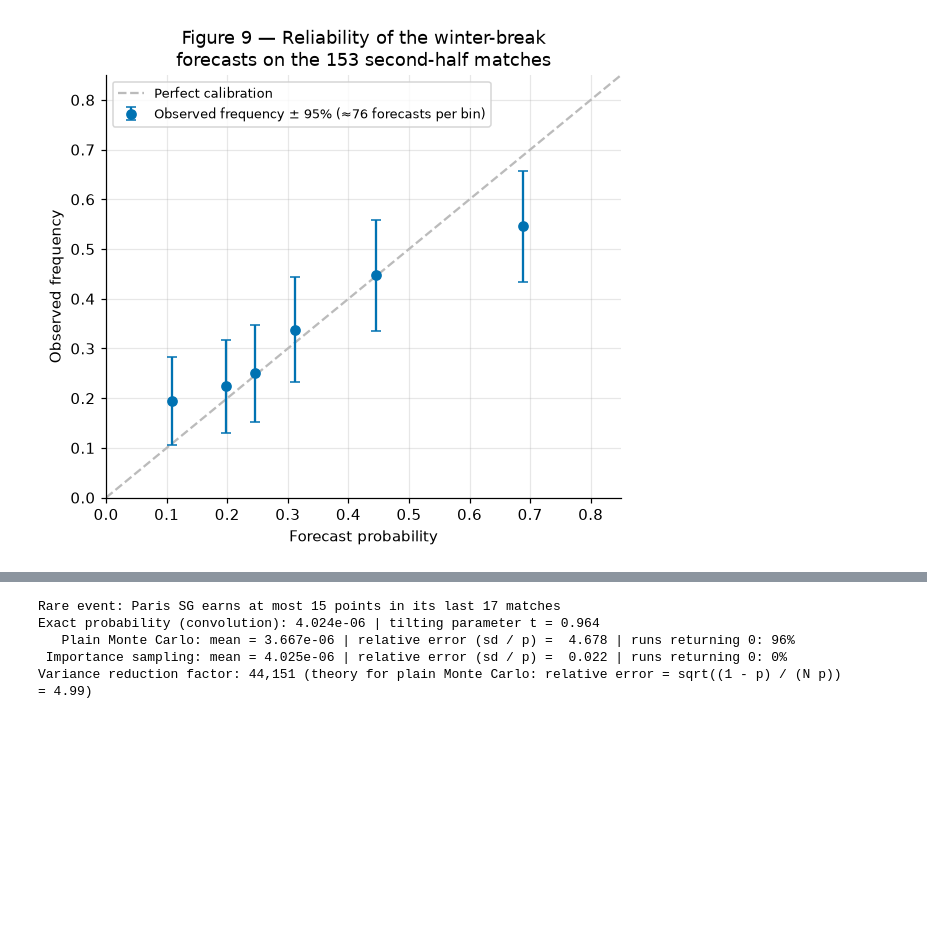
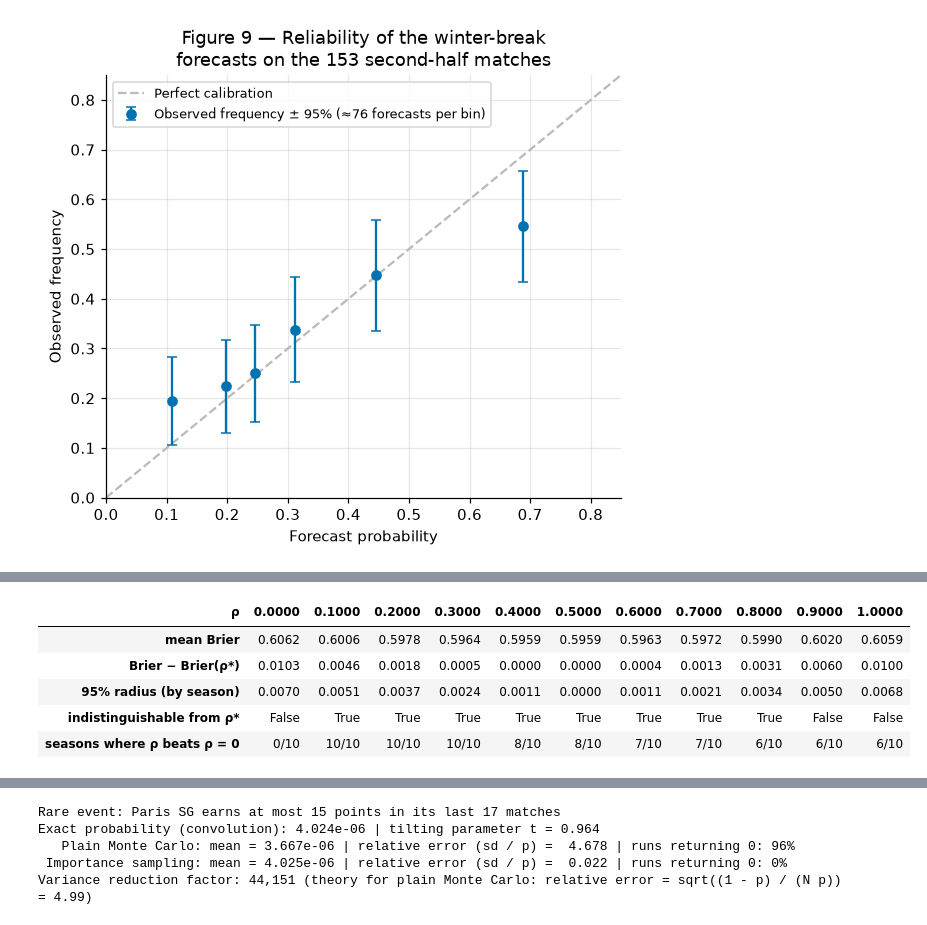
Before and after one commit to aarensberg/monte-carlo, a Jupyter notebook: main.ipynb, the cells around one changed output, grey strips where cells are left out. Saved outputs shown, nothing was run; the diff lists cells and outputs as text; code cells hidden in the pictures; blank space fills up the shorter version.

```diff
--- a/main.ipynb
+++ b/main.ipynb
@@ -1037,0 +1050,91 @@ Improvement over frequencies: 0.036 ± 0.050 (95% CLT, paired over matches)
+# %%
+HIST_PATH = Path("data/ligue1_history_2005_2025.csv")
+K_HIST = 10  # number of previous seasons available to the fit
+
+if not HIST_PATH.exists():
+    frames = []
+    for year in range(2005, 2025):
+        code = f"{year % 100:02d}{(year + 1) % 100:02d}"
+        d = pd.read_csv(f"https://www.football-data.co.uk/mmz4281/{code}/F1.csv", encoding="latin-1",
+                        usecols=["Date", "HomeTeam", "AwayTeam", "FTHG", "FTAG"]).dropna()
+        frames.append(pd.DataFrame({
+            "season": year, "date": pd.to_datetime(d.Date, dayfirst=True, format="mixed").dt.date,
+            "home": d.HomeTeam, "away": d.AwayTeam, "hg": d.FTHG.astype(int), "ag": d.FTAG.astype(int)}))
+    pd.concat(frames).to_csv(HIST_PATH, index=False)
+
+league = pd.concat(
+    [pd.read_csv(HIST_PATH, parse_dates=["date"]),
+     matches.assign(season=2025)[["season", "date", "home", "away", "hg", "ag"]]],
+    ignore_index=True,
+)
+ALL_TEAMS = sorted(set(league.home) | set(league.away))
+ALL_IDX = {team: i for i, team in enumerate(ALL_TEAMS)}
+league["hi"], league["ai"] = league.home.map(ALL_IDX), league.away.map(ALL_IDX)
+print(f"{league.season.nunique()} seasons, {len(league):,} matches, {len(ALL_TEAMS)} distinct teams")
+
+
+def fit_with_history(season: int, current: pd.DataFrame, rho: float) -> PoissonModel:
+    """Weighted MLE: matches of `current` (weight 1) plus the K_HIST previous seasons (weight rho ** age)."""
+    past = league[(league.season < season) & (league.season >= season - K_HIST)]
+    data = pd.concat([current, past]) if rho > 0 else current
+    weights = rho ** (season - data.season.to_numpy(float))  # 0 ** 0 = 1 for the current season
+    return fit_poisson_model(data.hi.to_numpy(), data.ai.to_numpy(), data.hg.to_numpy(), data.ag.to_numpy(),
+                             n_teams=len(ALL_TEAMS), weights=weights)
+
+
+def restrict(full: PoissonModel, teams: list[str]) -> PoissonModel:
+    """Same model restricted (and re-centred) to the given teams, indexed like `teams`."""
+    ids = [ALL_IDX[t] for t in teams]
+    att, dfn = full.att[ids], full.dfn[ids]
+    return PoissonModel(mu=full.mu + att.mean() - dfn.mean(), home=full.home, att=att - att.mean(), dfn=dfn - dfn.mean())
+
+
+def outcome_index(df: pd.DataFrame) -> np.ndarray:
+    """0 = home win, 1 = draw, 2 = away win."""
+    return np.select([df.hg > df.ag, df.hg == df.ag], [0, 1], 2)
+
+
+# Backtest: for each past season, fit on its first half (+ history) and score the forecasts of its second half
+RHOS = np.round(np.linspace(0, 1, 11), 1)
+brier_bt, bt_season = {rho: [] for rho in RHOS}, []
+for season in range(2015, 2025):
+    s = league[league.season == season].sort_values("date", kind="stable")
+    split = s.date.iloc[len(s) // 2]
+    first, second = s[s.date < split], s[s.date >= split]
+    bt_season.append(np.full(len(second), season))
+    o_bt = np.eye(3)[outcome_index(second)]
+    for rho in RHOS:
+        m = fit_with_history(season, first, rho)
+        q = np.column_stack(outcome_probs(*m.rates(second.hi.to_numpy(), second.ai.to_numpy())))
+        brier_bt[rho].append(((q - o_bt) ** 2).sum(axis=1))
+brier_bt = {rho: np.concatenate(v) for rho, v in brier_bt.items()}
+bt_season = np.concatenate(bt_season)
+mean_bt = pd.Series({rho: v.mean() for rho, v in brier_bt.items()})
+RHO_STAR = float(mean_bt.idxmin())
+
+
+def paired_ci(diff: np.ndarray, clusters: np.ndarray):
+    """Mean of paired per-match differences and its 95% radius, with errors clustered by season."""
+    ids = np.unique(clusters)
+    sums = np.array([diff[clusters == c].sum() for c in ids])
+    sizes = np.array([(clusters == c).sum() for c in ids])
+    mean = sums.sum() / sizes.sum()
+    se = np.sqrt(len(ids) / (len(ids) - 1) * np.sum((sums - sizes * mean) ** 2)) / sizes.sum()
+    return mean, z * se
+
+
+seasons_bt = np.unique(bt_season)
+bt_rows = []
+for rho in RHOS:
+    d_mean, d_rad = paired_ci(brier_bt[rho] - brier_bt[RHO_STAR], bt_season)
+    wins = sum(brier_bt[rho][bt_season == s_].mean() < brier_bt[0.0][bt_season == s_].mean() for s_ in seasons_bt)
+    bt_rows.append({"ρ": rho, "mean Brier": mean_bt[rho], "Brier − Brier(ρ*)": d_mean, "95% radius (by season)": d_rad,
+                    "indistinguishable from ρ*": abs(d_mean) <= d_rad, "seasons where ρ beats ρ = 0": f"{wins}/{len(seasons_bt)}"})
+bt_table = pd.DataFrame(bt_rows).set_index("ρ")
+PLATEAU = bt_table.index[bt_table["indistinguishable from ρ*"]].to_numpy()
+display(bt_table.T)
+g_mean, g_rad = paired_ci(brier_bt[0.0] - brier_bt[RHO_STAR], bt_season)
+print(f"Backtest on {len(brier_bt[0.0]):,} second-half matches (2015/16–2024/25): ρ* = {RHO_STAR} (argmin) | "
+      f"improvement over ρ = 0: {g_mean:.4f} ± {g_rad:.4f} (95%, clustered by season; optimistic, since ρ* is selected on these data)")
+print(f"Values of ρ indistinguishable from ρ*: {PLATEAU.min()} to {PLATEAU.max()}")
+# %% [output]
@@ -1037,0 +1142,6 @@ Improvement over frequencies: 0.036 ± 0.050 (95% CLT, paired over matches)
+| ρ | 0.0000 | 0.1000 | 0.2000 | 0.3000 | 0.4000 | 0.5000 | 0.6000 | 0.7000 | 0.8000 | 0.9000 | 1.0000 |
+| mean Brier | 0.6062 | 0.6006 | 0.5978 | 0.5964 | 0.5959 | 0.5959 | 0.5963 | 0.5972 | 0.5990 | 0.6020 | 0.6059 |
+| Brier − Brier(ρ*) | 0.0103 | 0.0046 | 0.0018 | 0.0005 | 0.0000 | 0.0000 | 0.0004 | 0.0013 | 0.0031 | 0.0060 | 0.0100 |
+| 95% radius (by season) | 0.0070 | 0.0051 | 0.0037 | 0.0024 | 0.0011 | 0.0000 | 0.0011 | 0.0021 | 0.0034 | 0.0050 | 0.0068 |
+| indistinguishable from ρ* | False | True | True | True | True | True | True | True | True | False | False |
+| seasons where ρ beats ρ = 0 | 0/10 | 10/10 | 10/10 | 10/10 | 8/10 | 8/10 | 7/10 | 7/10 | 6/10 | 6/10 | 6/10 |
```
Also changed, not shown: parts of 13 cells of this notebook, 2 other files.
